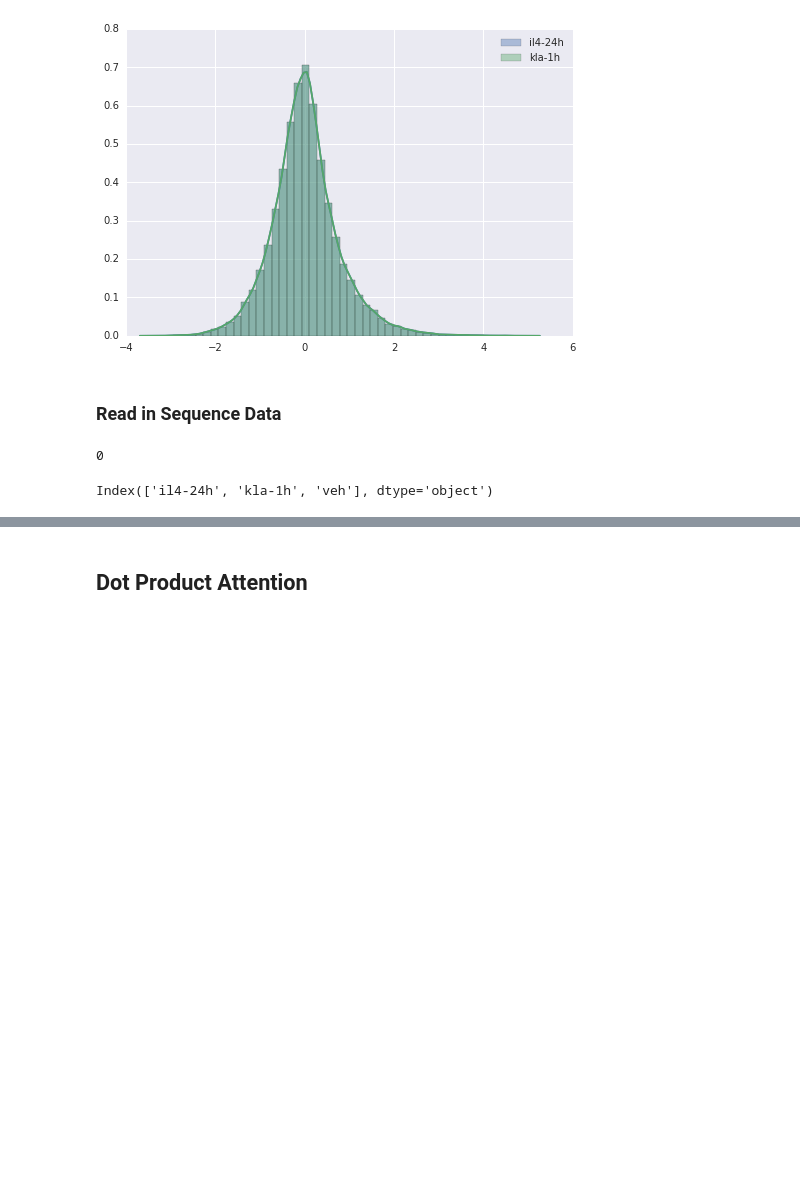
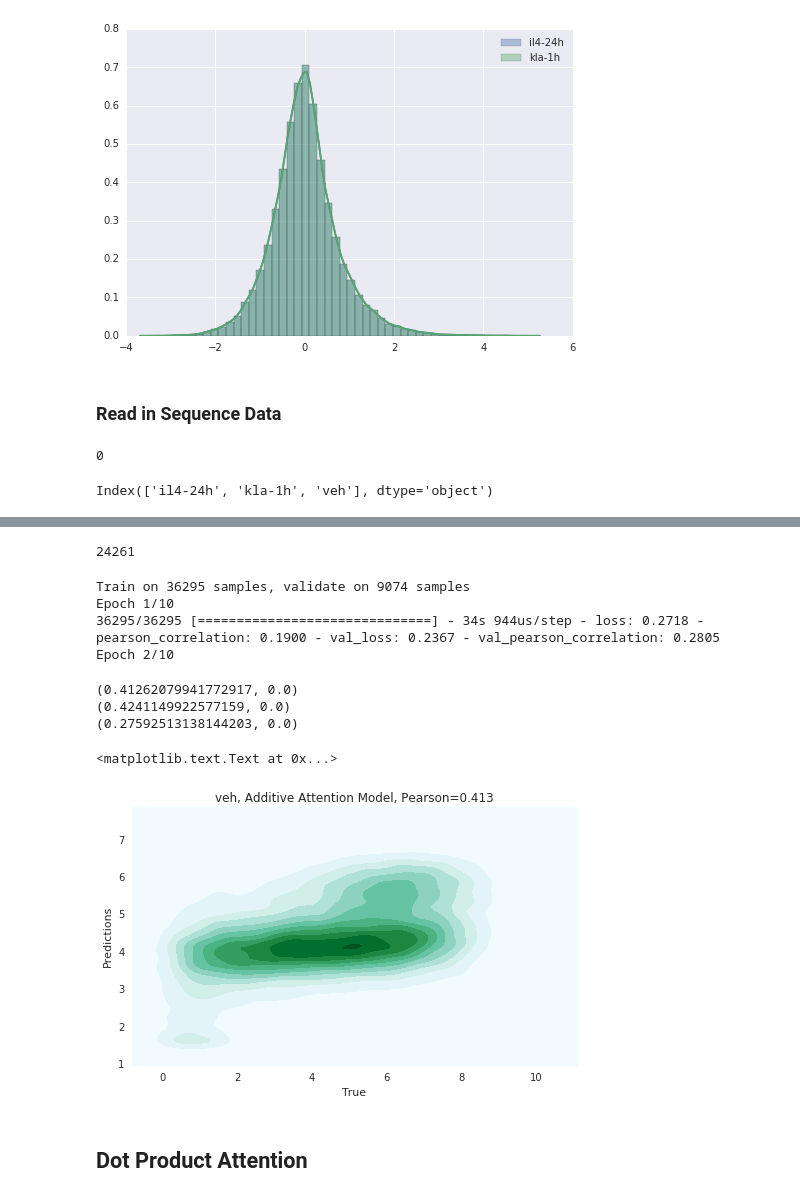
Before and after one commit to jenhantao/genomic_grammar, a Jupyter notebook: Attention Only Regression Analysis.ipynb, the cells around one changed output, grey strips where cells are left out. Cells and saved outputs as stored; diff of their text form; code cells hidden in the pictures; blank space fills up the shorter version.

Commit message:
added additive attention  model

```diff
--- a/Attention Only Regression Analysis.ipynb
+++ b/Attention Only Regression Analysis.ipynb
@@ -297,3 +428,38 @@ x_train, x_test, x_rc_train, x_rc_test, y_train, y_test = model_selection.train_
+# %%
+additiveProductAttention_regression_model.count_params()
+# %% [output]
+24261
+# %%
+additiveProductAttention_regression_model.fit([x_train, x_rc_train], y_train,
+              batch_size=64,
+              epochs=10,
+              verbose=1,
+              validation_data=([x_test, x_rc_test], y_test))
+# %% [output]
+Train on 36295 samples, validate on 9074 samples
+Epoch 1/10
+36295/36295 [==============================] - 34s 944us/step - loss: 0.2718 - pearson_correlation: 0.1900 - val_loss: 0.2367 - val_pearson_correlation: 0.2805
+Epoch 2/10
+# %%
+print(scipy.stats.pearsonr(labels, predictions.flatten()))
+print(scipy.stats.pearsonr(np.log2(labels+1), np.log2(predictions.flatten()+1)))
+print(scipy.stats.pearsonr(np.exp2(labels), np.exp2(predictions.flatten())))
+# %% [output]
+(0.41262079941772917, 0.0)
+(0.4241149922577159, 0.0)
+(0.27592513138144203, 0.0)
+# %%
+predictions = additiveProductAttention_regression_model.predict([sequence_arrays, sequence_rc_arrays])
+
+pearson, _ = scipy.stats.pearsonr(labels, predictions.flatten())
+sns.kdeplot(labels, predictions.flatten(), shade = True)
+plt.gca().set_aspect(1)
+plt.xlabel('True')
+plt.ylabel('Predictions')
+plt.title(treatment + ', Additive Attention Model, Pearson='+str(np.round(pearson,3)))
+# %% [output]
+<matplotlib.text.Text at 0x...>
+[figure, added]
 # %% [markdown]
 ## Dot Product Attention
 # %%
```
Also changed, not shown: parts of 10 cells of this notebook.
